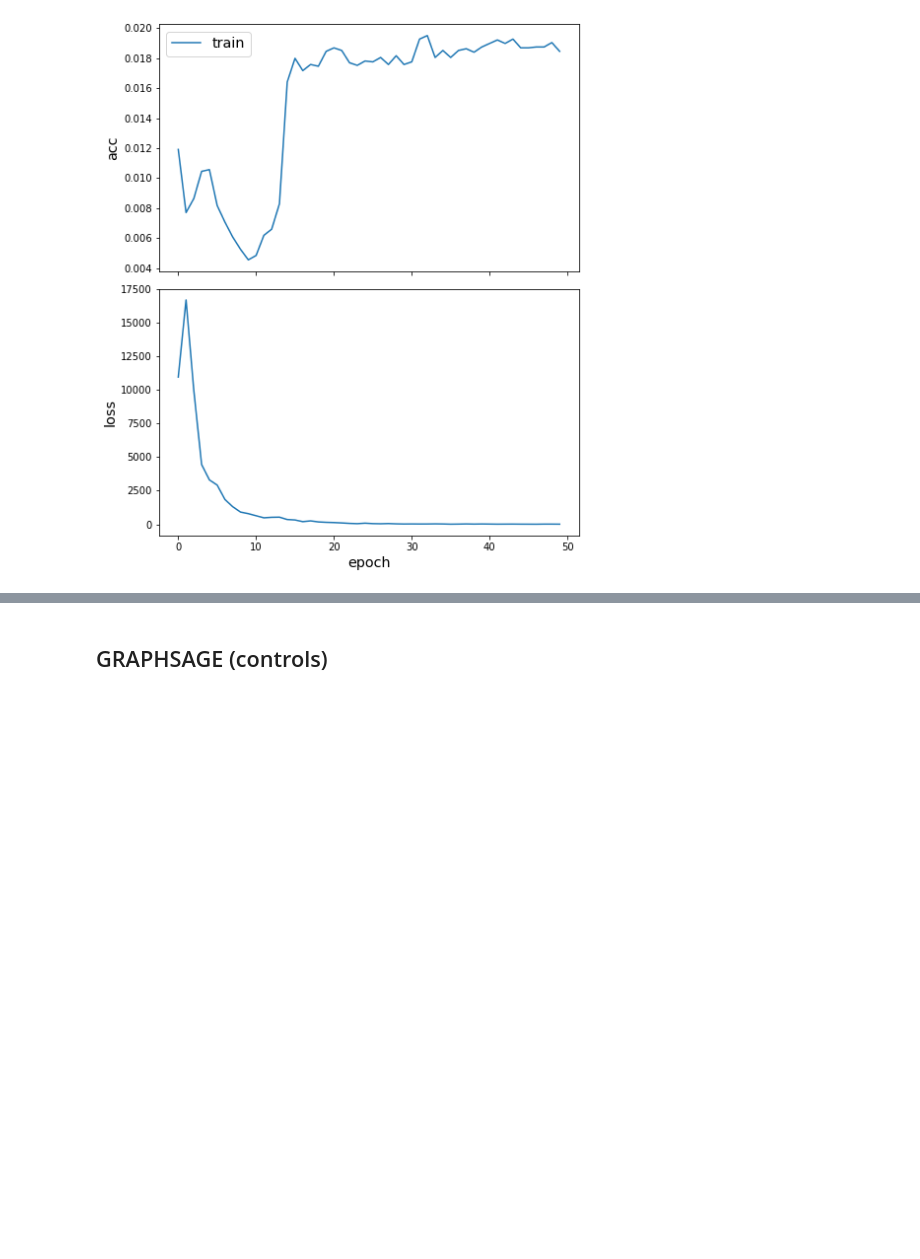
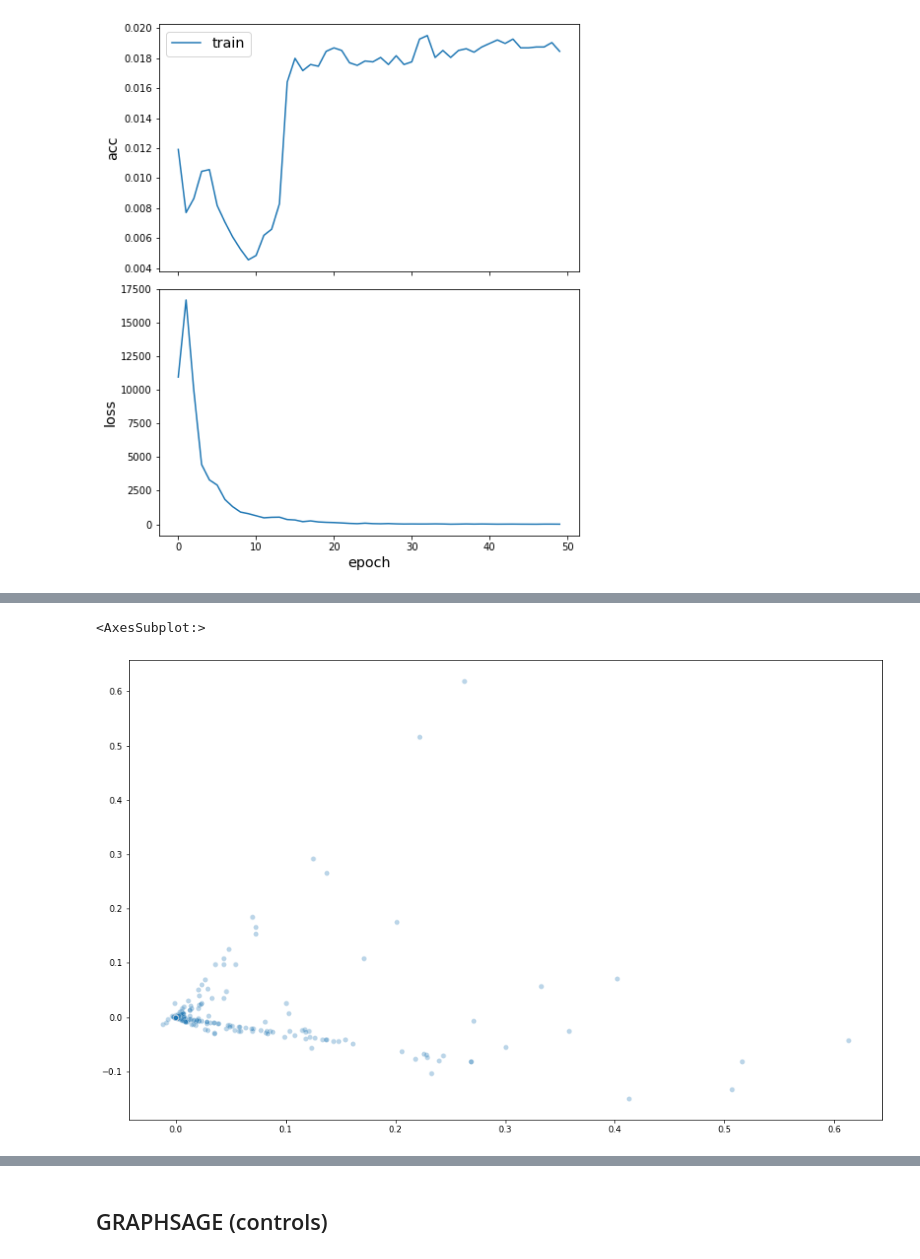
Before and after one commit to josura/GNN-metapathways, a Jupyter notebook: testGraph.ipynb, the cells around one changed output, grey strips where cells are left out. Saved outputs shown, nothing was run; the diff lists cells and outputs as text; code cells hidden in the pictures; blank space fills up the shorter version.

Commit message:
visualization and comments

```diff
--- a/testGraph.ipynb
+++ b/testGraph.ipynb
@@ -572,0 +591,6 @@ Test Set Metrics:
+# %%
+all_mapper = generator.flow(controlsDK.index)
+all_predictions = model.predict(all_mapper)
+all_predictions = all_predictions.astype("float64")
+
+genesEmbeddings = pd.DataFrame(all_predictions[0], index =controlsDK.index,columns =controlsDK.columns)
@@ -572,0 +613,16 @@ Test Set Metrics:
+# %%
+pca = PCA(n_components=3)
+pca_result = pca.fit_transform(genesEmbeddings)
+firstDim = pca_result[:,0]
+secondDim = pca_result[:,1]
+thirdDim = pca_result[:,2]
+plt.figure(figsize=(16,10))
+sns.scatterplot(
+    x=firstDim, y=secondDim,
+    palette=sns.color_palette("hls", 10),
+    legend="full",
+    alpha=0.3
+)
+# %% [output]
+<AxesSubplot:>
+[figure, added]
```
Also changed, not shown: parts of 42 cells of this notebook.
